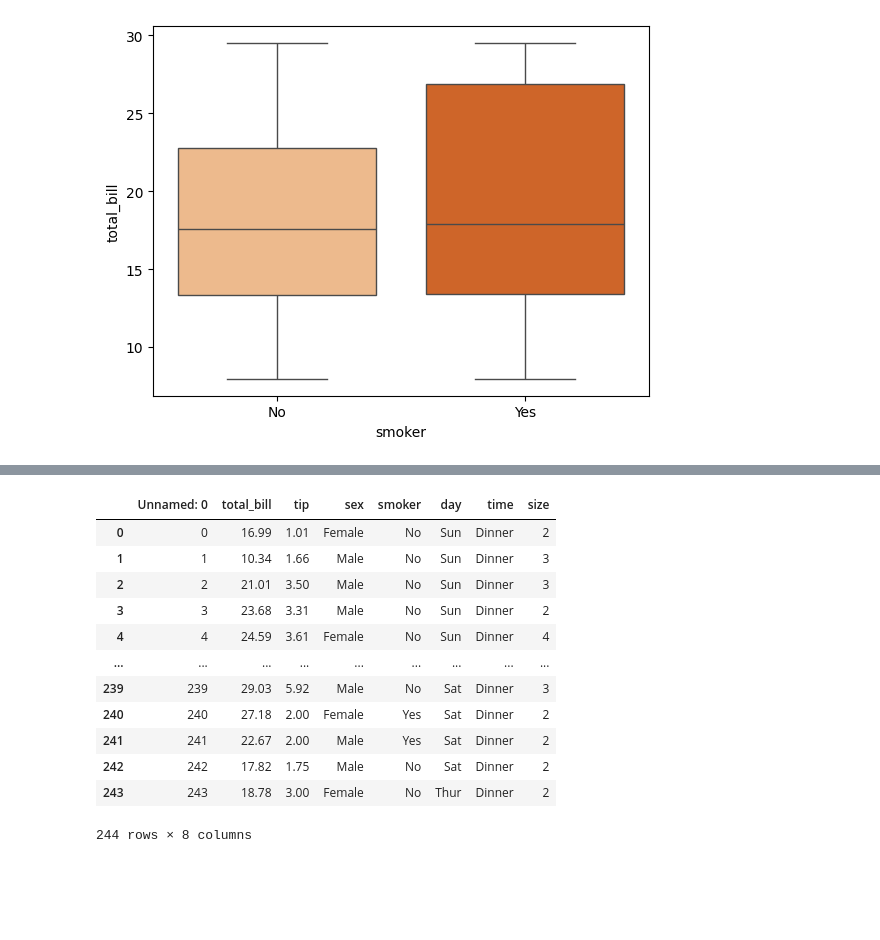
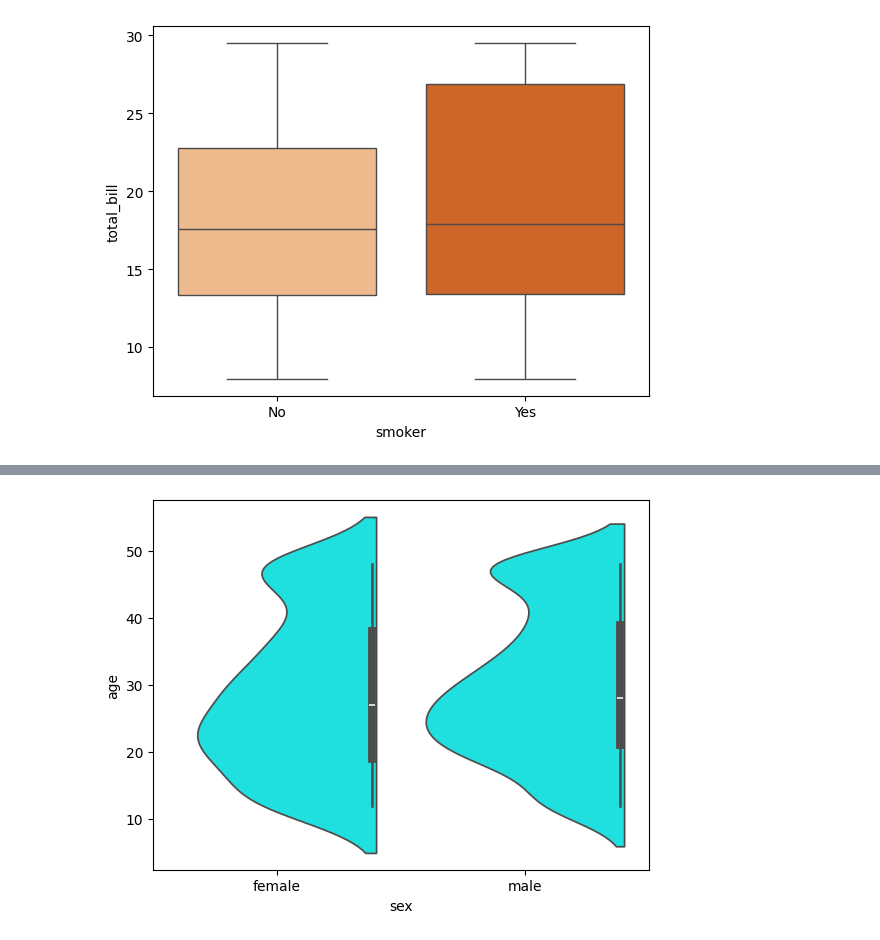
Before and after one commit to Amandeep006/QSPIDER-, a Jupyter notebook: pylab/sea.ipynb, the cells around one changed output, grey strips where cells are left out. Cells and saved outputs as stored; diff of their text form; code cells hidden in the pictures; blank space fills up the shorter version.

```diff
--- a/pylab/sea.ipynb
+++ b/pylab/sea.ipynb
@@ -347,16 +369,5 @@ Passing `palette` without assigning `hue` is deprecated and will be removed in v
 # %%
-ti
+w=sns.violinplot(x="sex",y="age",data=t,color="cyan",split=True)
+#split=True --> It will display only one side of violinplot.
 # %% [output]
-|  | Unnamed: 0 | total_bill | tip | sex | smoker | day | time | size |
-| 0 | 0 | 16.99 | 1.01 | Female | No | Sun | Dinner | 2 |
-| 1 | 1 | 10.34 | 1.66 | Male | No | Sun | Dinner | 3 |
-| 2 | 2 | 21.01 | 3.50 | Male | No | Sun | Dinner | 3 |
-| 3 | 3 | 23.68 | 3.31 | Male | No | Sun | Dinner | 2 |
-| 4 | 4 | 24.59 | 3.61 | Female | No | Sun | Dinner | 4 |
-| ... | ... | ... | ... | ... | ... | ... | ... | ... |
-| 239 | 239 | 29.03 | 5.92 | Male | No | Sat | Dinner | 3 |
-| 240 | 240 | 27.18 | 2.00 | Female | Yes | Sat | Dinner | 2 |
-| 241 | 241 | 22.67 | 2.00 | Male | Yes | Sat | Dinner | 2 |
-| 242 | 242 | 17.82 | 1.75 | Male | No | Sat | Dinner | 2 |
-| 243 | 243 | 18.78 | 3.00 | Female | No | Thur | Dinner | 2 |
-244 rows × 8 columns
+[figure, added]
```
Also changed, not shown: parts of 12 cells of this notebook, 3 other files.
